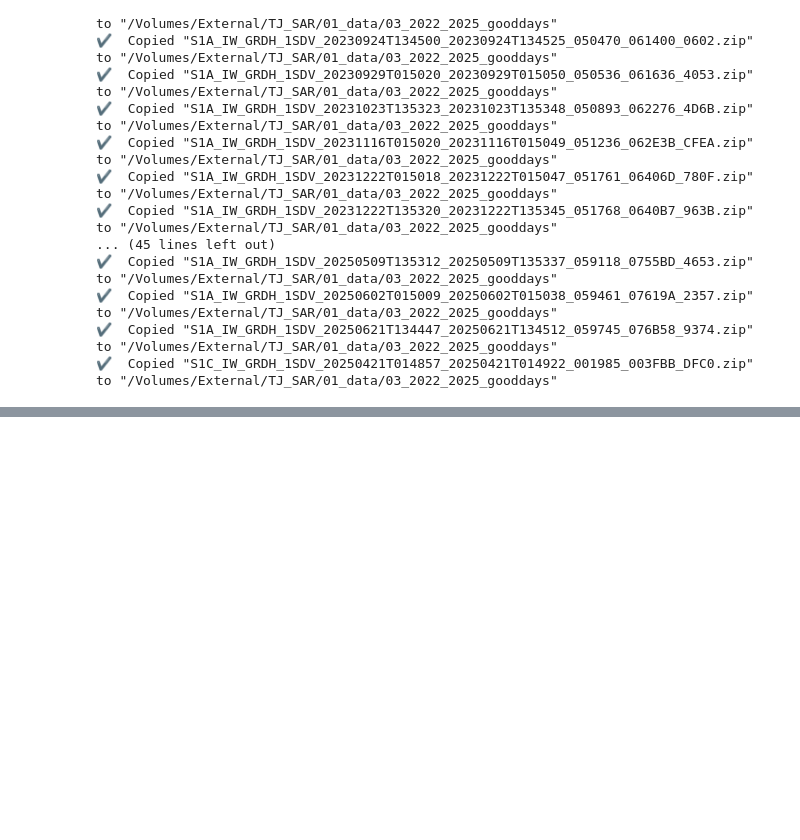
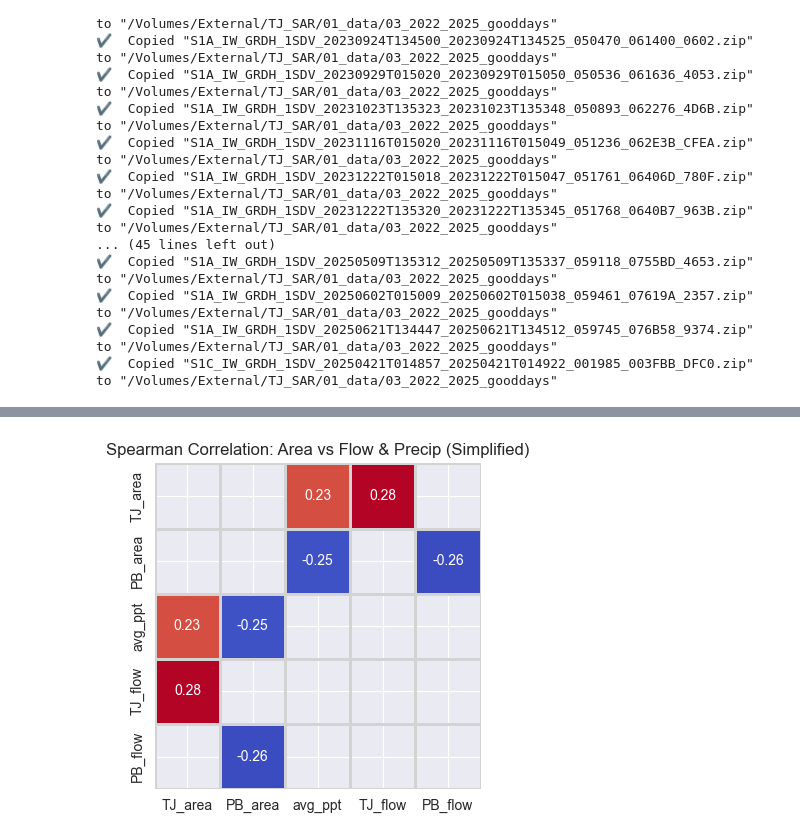
Before and after one commit to erinreilly1234/autoSAR_preprocessing, a Jupyter notebook: 00_code/dataanalysis.ipynb, the cells around one changed output, grey strips where cells are left out. Saved outputs shown, nothing was run; the diff lists cells and outputs as text; code cells hidden in the pictures; blank space fills up the shorter version.

```diff
--- a/00_code/dataanalysis.ipynb
+++ b/00_code/dataanalysis.ipynb
@@ -104,0 +1216,52 @@ for orig in df['original_filename'].dropna().unique():
+# %%
+import numpy as np
+import pandas as pd
+import seaborn as sns
+import matplotlib.pyplot as plt
+
+# Step 1–3: Pivot and merge
+df_wide = df.pivot_table(index='start_local', columns='Site', values='area_sqkm')
+df_meta = df[['start_local', 'avg_ppt', 'TJNERR_flowrate_24h_avg_m3s', 'PB_flowrate_24h_avg_m3s']].drop_duplicates(subset='start_local')
+df_combined = df_wide.merge(df_meta, on='start_local', how='left')
+
+df_combined = df_combined.rename(columns={
+    'TJ': 'TJ_area',
+    'PB': 'PB_area',
+    'TJNERR_flowrate_24h_avg_m3s': 'TJ_flow',
+    'PB_flowrate_24h_avg_m3s': 'PB_flow'
+})
+
+# Subset the relevant columns
+focus_vars = ['TJ_area', 'PB_area', 'avg_ppt', 'TJ_flow', 'PB_flow']
+df_focus = df_combined[focus_vars].copy()
+
+# Compute correlation matrix
+corr = df_focus.corr(method='spearman')
+
+# Build custom mask to hide everything except:
+# TJ_area vs avg_ppt and TJ_flow
+# PB_area vs avg_ppt and PB_flow
+mask = np.ones_like(corr, dtype=bool)  # Start with all True (hide all)
+keep_pairs = [
+    ('TJ_area', 'avg_ppt'),
+    ('TJ_area', 'TJ_flow'),
+    ('PB_area', 'avg_ppt'),
+    ('PB_area', 'PB_flow')
+]
+
+for row, col in keep_pairs:
+    mask[corr.index.get_loc(row), corr.columns.get_loc(col)] = False
+    mask[corr.index.get_loc(col), corr.columns.get_loc(row)] = False
+    # Optionally keep diagonal
+    if row == col:
+        mask[corr.index.get_loc(row), corr.columns.get_loc(col)] = False
+
+# Plot heatmap
+plt.figure(figsize=(6, 4))
+sns.heatmap(corr, annot=True, cmap='coolwarm', fmt=".2f", mask=mask, cbar=False,
+            linewidths=1, linecolor='lightgrey', square=True)
+plt.title('Spearman Correlation: Area vs Flow & Precip (Simplified)')
+plt.tight_layout()
+plt.show()
+# %% [output]
+[figure, added]
```
Also changed, not shown: parts of 38 cells of this notebook.
